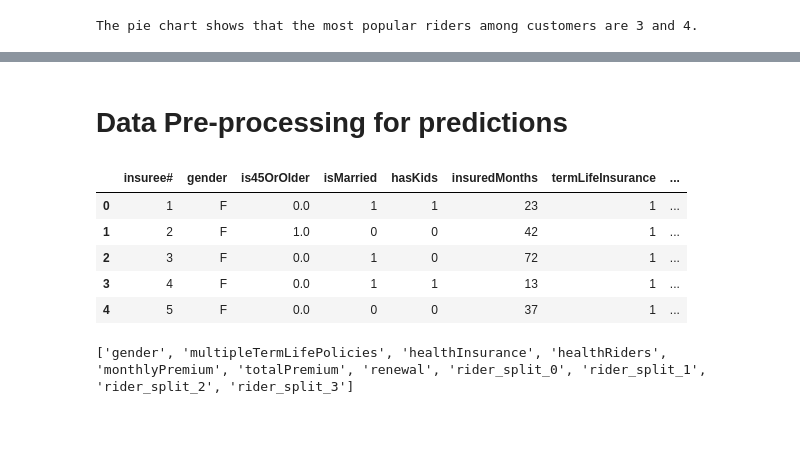
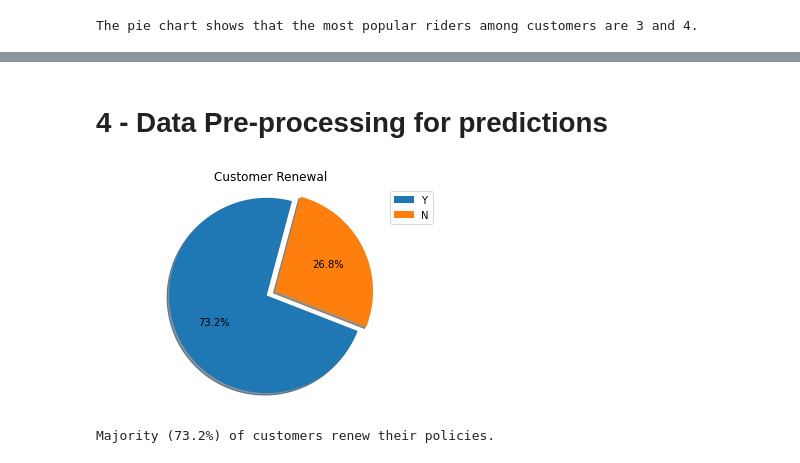
Before and after one commit to Tat-sheng/govtech_vica, a Jupyter notebook: VICA_tatsheng.ipynb, the cells around one changed output, grey strips where cells are left out. Saved outputs shown, nothing was run; the diff lists cells and outputs as text; code cells hidden in the pictures; blank space fills up the shorter version.

```diff
--- a/VICA_tatsheng.ipynb
+++ b/VICA_tatsheng.ipynb
@@ -76,6 +76,8 @@ Name: is45OrOlder, dtype: int64
 Name: premiumFrequency, dtype: int64
 # %%
 ### Dealing with NA Values
+df = df.copy()
+
 # Gender: Remove all NAs as there is no way for us to fill an arbitrary gender
 df = df[df.gender.notna()]
 
@@ -203,19 +234,26 @@ Customers who have kids tend to purchase Riders 2 and 1 more
 # %% [markdown]
-# Data Pre-processing for predictions
+# 4 - Data Pre-processing for predictions
-# %%
-# Change all yes no into 0-1
-df = df.replace('Yes', 1).replace('No', 0)
-
-df.head(5)
-# %% [output]
-|  | insuree# | gender | is45OrOlder | isMarried | hasKids | insuredMonths | termLifeInsurance | ... |
-| 0 | 1 | F | 0.0 | 1 | 1 | 23 | 1 | ... |
-| 1 | 2 | F | 1.0 | 0 | 0 | 42 | 1 | ... |
-| 2 | 3 | F | 0.0 | 1 | 0 | 72 | 1 | ... |
-| 3 | 4 | F | 0.0 | 1 | 1 | 13 | 1 | ... |
-| 4 | 5 | F | 0.0 | 0 | 0 | 37 | 1 | ... |
-# %%
-non_numeric_fields = df.select_dtypes(exclude = ['int64', 'float64']).columns.tolist()
-print(non_numeric_fields)
-# %% [output]
-['gender', 'multipleTermLifePolicies', 'healthInsurance', 'healthRiders', 'monthlyPremium', 'totalPremium', 'renewal', 'rider_split_0', 'rider_split_1', 'rider_split_2', 'rider_split_3']
+# %%
+# Create new clean df for predictions
+pred_df = df.copy()
+
+# Remove all rider type columns but keep count of rider as deeper analysis of riders above.
+pred_df = pred_df.drop('healthRiders', axis = 1)
+pred_df = pred_df.iloc[:, :-4]
+# %%
+# Visualising the renewal rate
+renew_counts = pred_df.renewal.value_counts()
+sizes = [renew_counts[0], renew_counts[1]]
+labels='Y','N'
+explode = (0, 0.1)
+fig1, ax1 = plt.subplots()
+ax1.pie(sizes, explode=explode,autopct='%1.1f%%',shadow=True, startangle=75 )
+ax1.axis('equal')
+ax1.set_title("Customer Renewal")
+ax1.legend(labels)
+plt.show()
+
+print('Majority (73.2%) of customers renew their policies.')
+# %% [output]
+[figure, added]
+Majority (73.2%) of customers renew their policies.
```
Also changed, not shown: parts of 9 cells of this notebook.
